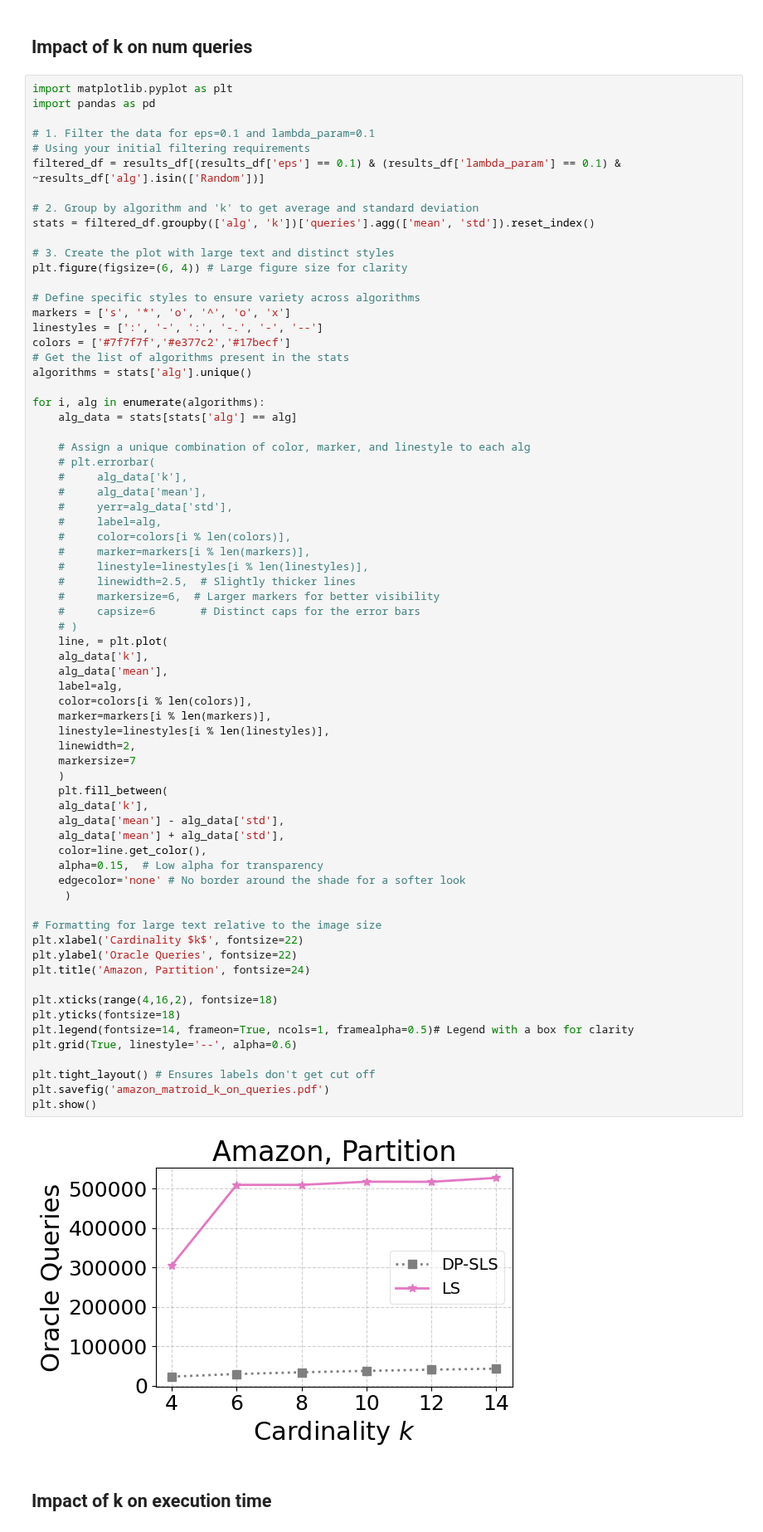
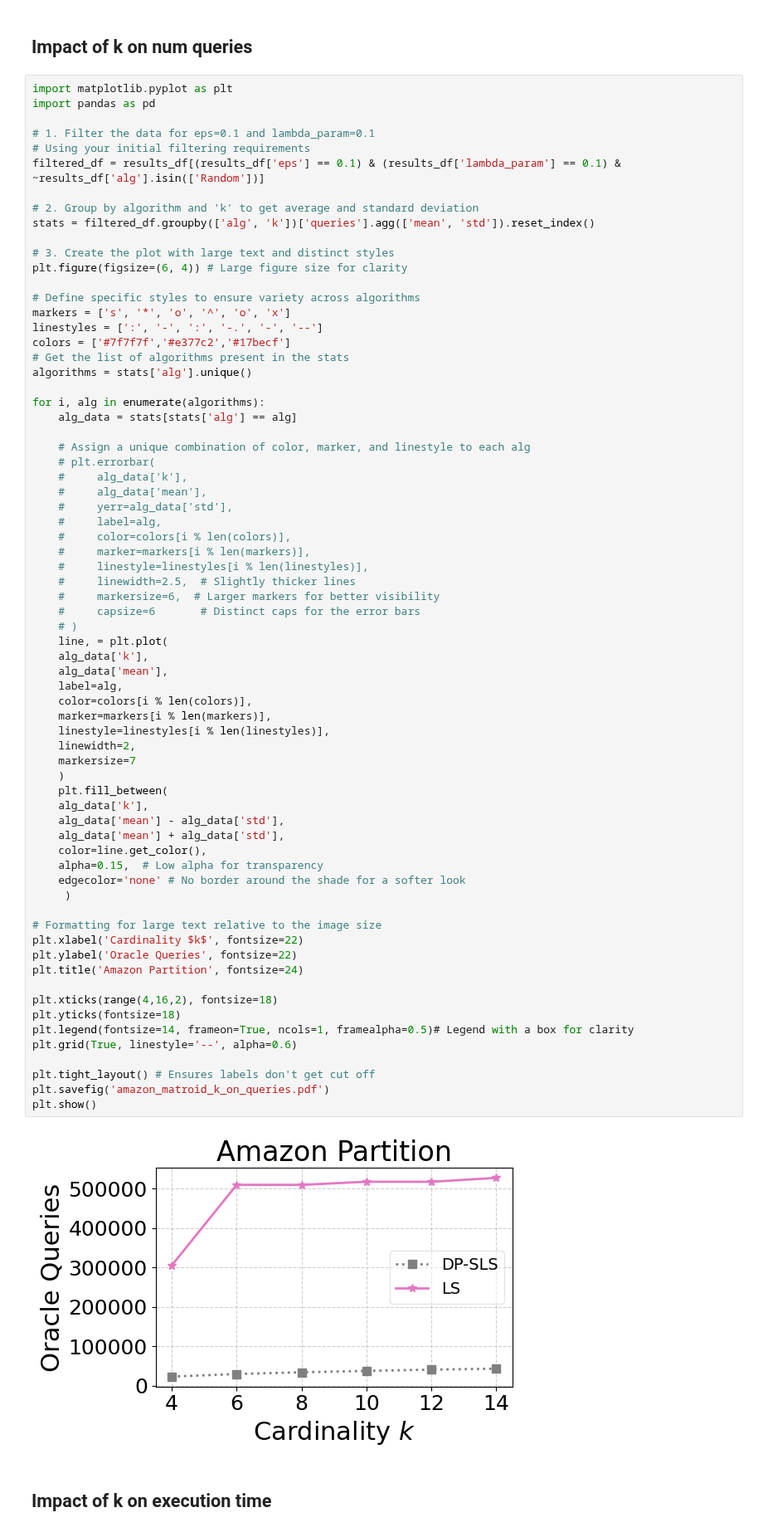
Before and after one commit to ronzadi/Differentially-Private-Max-Sum-Diversification, a Jupyter notebook: visualize_results/visualize_amazon_matroid.ipynb, the cells around one changed output. Shown at 83% size. Saved outputs shown, nothing was run; the diff lists cells and outputs as text.

```diff
--- a/visualize_results/visualize_amazon_matroid.ipynb
+++ b/visualize_results/visualize_amazon_matroid.ipynb
@@ -218,35 +218,35 @@ for i, alg in enumerate(algorithms):
     alg_data['mean'],
     label=alg,
     color=colors[i % len(colors)],
     marker=markers[i % len(markers)],
     linestyle=linestyles[i % len(linestyles)],
     linewidth=2,
     markersize=7
     )
     plt.fill_between(
     alg_data['k'],
     alg_data['mean'] - alg_data['std'],
     alg_data['mean'] + alg_data['std'],
     color=line.get_color(),
     alpha=0.15,  # Low alpha for transparency
     edgecolor='none' # No border around the shade for a softer look
      )
 
 # Formatting for large text relative to the image size
 plt.xlabel('Cardinality $k$', fontsize=22)
 plt.ylabel('Oracle Queries', fontsize=22)
-plt.title('Amazon, Partition', fontsize=24)
+plt.title('Amazon Partition', fontsize=24)
 
 plt.xticks(range(4,16,2), fontsize=18)
 plt.yticks(fontsize=18)
 plt.legend(fontsize=14, frameon=True, ncols=1, framealpha=0.5)# Legend with a box for clarity
 plt.grid(True, linestyle='--', alpha=0.6)
 
 plt.tight_layout() # Ensures labels don't get cut off
 plt.savefig('amazon_matroid_k_on_queries.pdf')
 plt.show()
 # %% [output]
-[figure, old version]
+[figure, new version]
 # %% [markdown]
 ## Impact of k on execution time
 # %%
```
Also changed, not shown: parts of 7 cells of this notebook.
